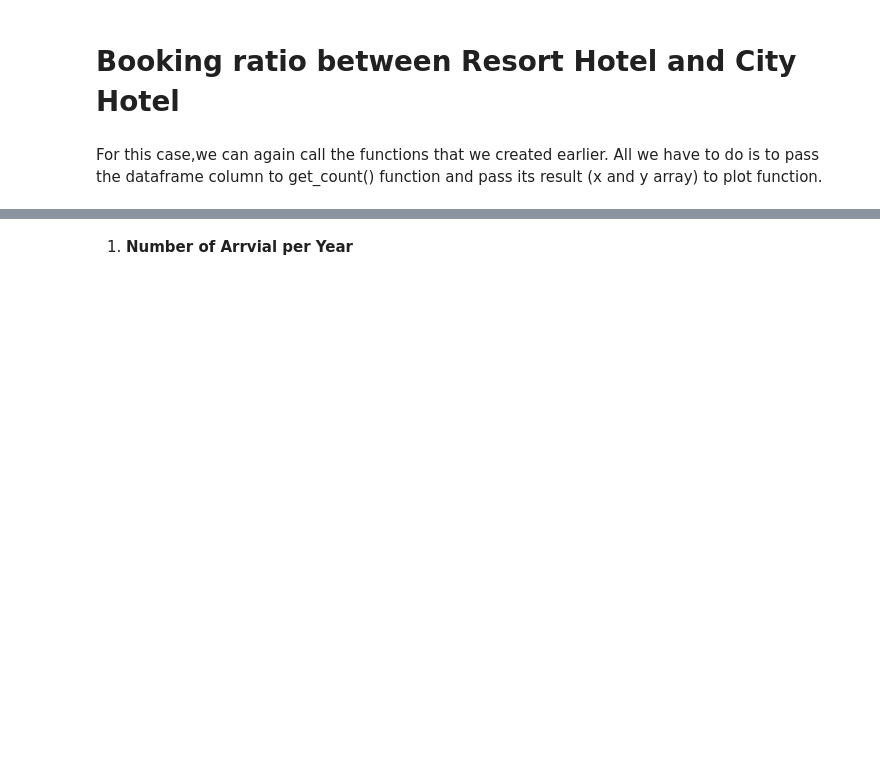
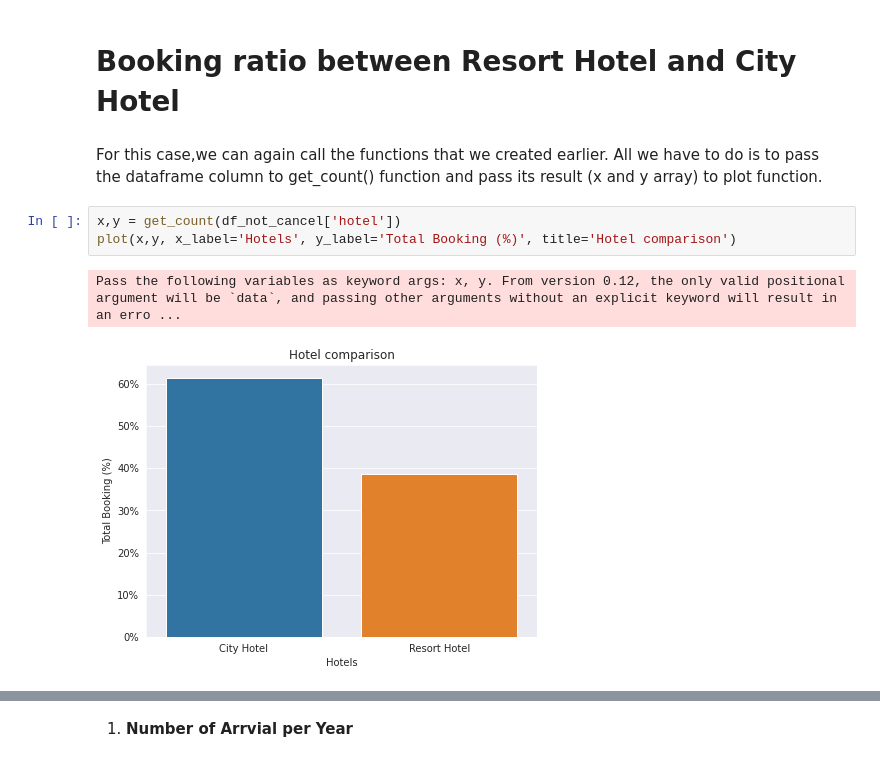
Before and after one commit to amitkumar8486/EDA-Hotel-Booking-Analysis, a Jupyter notebook: EDA_Hotel_Booking_Analysis.ipynb, the cells around one changed output, grey strips where cells are left out. Drawn from its saved outputs; the diff is of its cells as text; blank space fills up the shorter version.

```diff
--- a/EDA_Hotel_Booking_Analysis.ipynb
+++ b/EDA_Hotel_Booking_Analysis.ipynb
@@ -374,3 +374,9 @@ df_not_cancel = hotel_df[hotel_df['is_canceled'] == 0]
 # Booking ratio between Resort Hotel and City Hotel
 # %% [markdown]
 For this case,we can again call the functions that we created earlier. All we have to do is to pass the dataframe column to get_count() function and pass its result (x and y array) to plot function.
+# %%
+x,y = get_count(df_not_cancel['hotel'])
+plot(x,y, x_label='Hotels', y_label='Total Booking (%)', title='Hotel comparison')
+# %% [output]
+Pass the following variables as keyword args: x, y. From version 0.12, the only valid positional argument will be `data`, and passing other arguments without an explicit keyword will result in an erro ...
+[figure, added]
```
Also changed, not shown: parts of 25 cells of this notebook.
